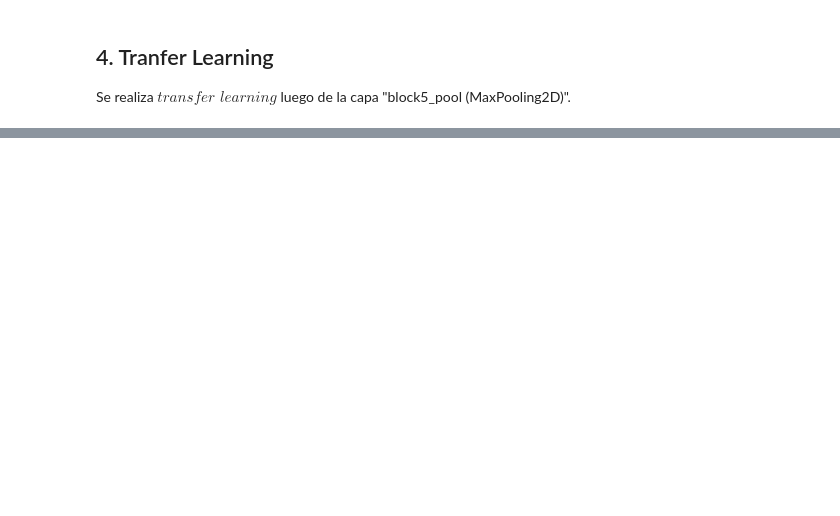
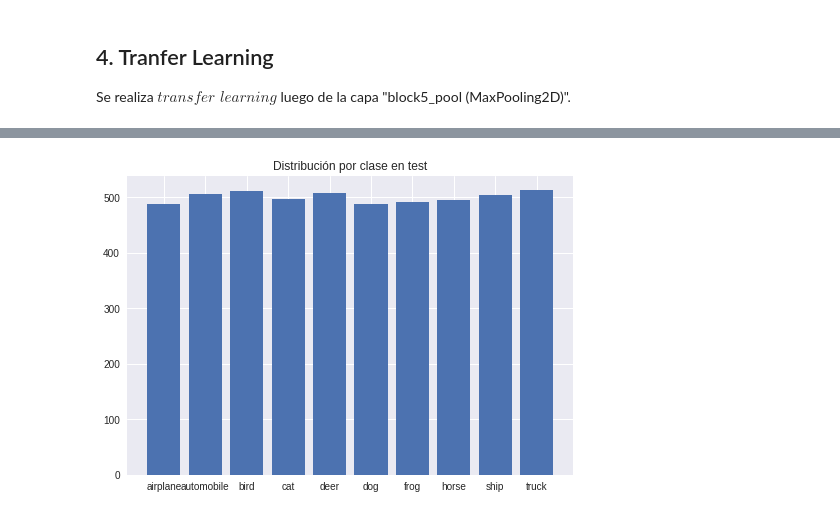
Before and after one commit to quezadasubiabre/Proyecto-EL4106, a Jupyter notebook: Entrega_2/Entrega2.ipynb, the cells around one changed output, grey strips where cells are left out. Saved outputs shown, nothing was run; the diff lists cells and outputs as text; code cells hidden in the pictures; blank space fills up the shorter version.

```diff
--- a/Entrega_2/Entrega2.ipynb
+++ b/Entrega_2/Entrega2.ipynb
@@ -149,0 +171,11 @@ NameError: name 'a' is not defined
+# %%
+cantidad_clase = np.array([0]*10)
+for i in range(0,len(y_test)):
+  clase = y_test[i]
+  cantidad_clase[clase] = cantidad_clase[clase] + 1
+
+plt.bar(clases, cantidad_clase)
+plt.title('Distribución por clase en test')
+plt.show()
+# %% [output]
+[figure, added]
```
Also changed, not shown: parts of 27 cells of this notebook, 16 other files.
